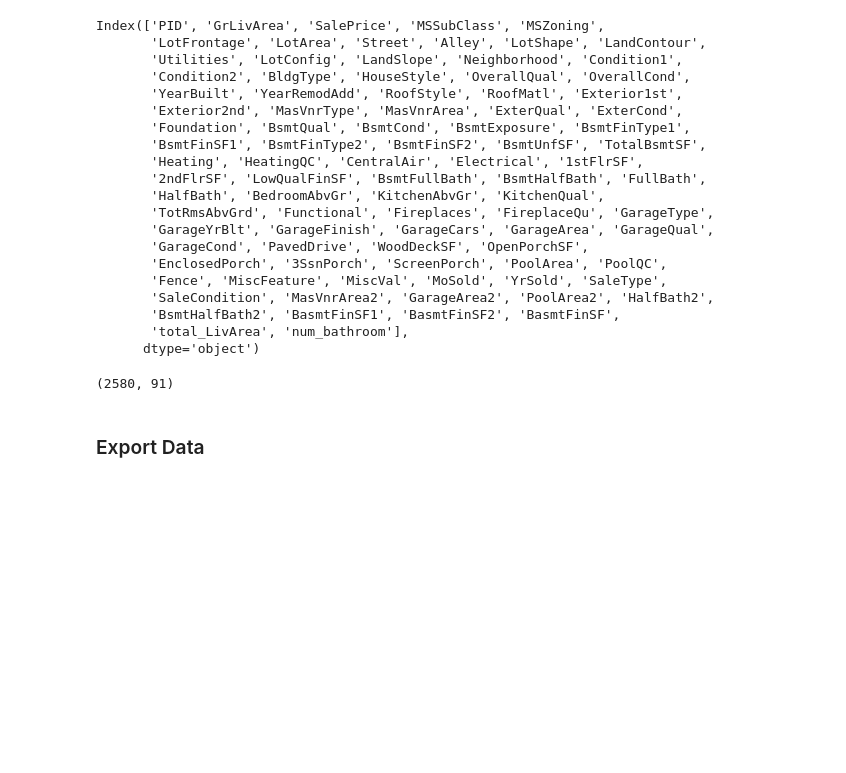
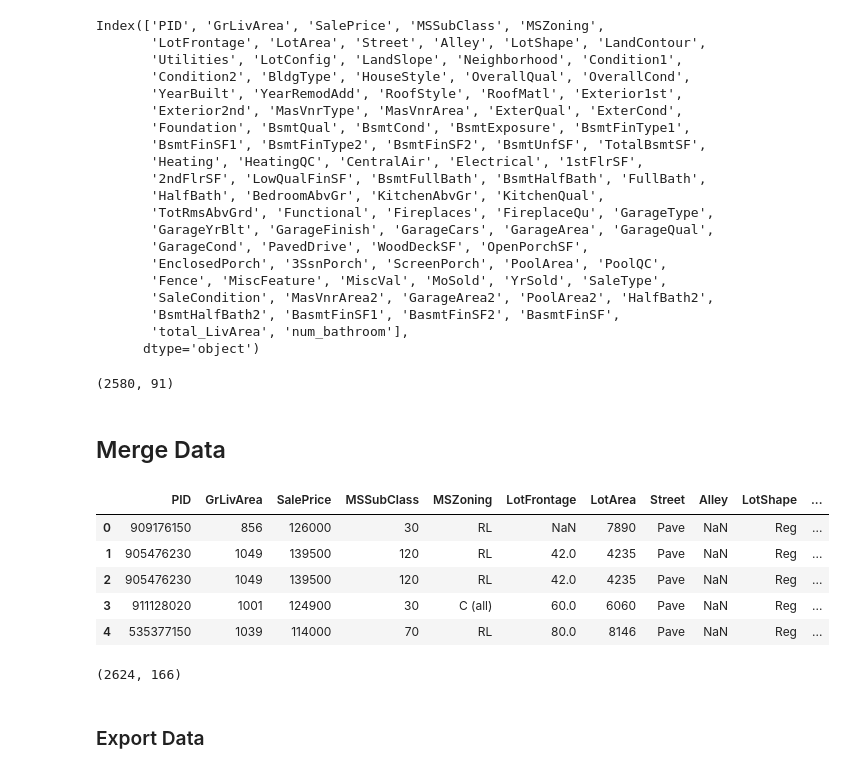
Before and after one commit to danieljinchoy/ames_housing_ml, a Jupyter notebook: Data_Preprocessing.ipynb, the cells around one changed output. Drawn from its saved outputs; the diff is of its cells as text; code cells hidden in the pictures; blank space fills up the shorter version.

```diff
--- a/Data_Preprocessing.ipynb
+++ b/Data_Preprocessing.ipynb
@@ -167,6 +167,28 @@ housing.shape
 # 91 columns (created 10 new columns)
 # %% [output]
 (2580, 91)
+# %% [markdown]
+## Merge Data
+# %%
+# Merge housing and real_estate dataframe
+ames_df = pd.merge(housing, real_estate, how = 'left', left_on = ['PID'], right_on = ['MapRefNo'], \
+                   suffixes=('', '_y'))
+ames_df.drop(ames_df.filter(regex = '_y$').columns.tolist(), axis = 1, inplace = True)
+# %%
+
+pd.set_option('display.max_columns', None)
+ames_df.head()
+# %% [output]
+|  | PID | GrLivArea | SalePrice | MSSubClass | MSZoning | LotFrontage | LotArea | Street | Alley | LotShape | ... |
+| 0 | 909176150 | 856 | 126000 | 30 | RL | NaN | 7890 | Pave | NaN | Reg | ... |
+| 1 | 905476230 | 1049 | 139500 | 120 | RL | 42.0 | 4235 | Pave | NaN | Reg | ... |
+| 2 | 905476230 | 1049 | 139500 | 120 | RL | 42.0 | 4235 | Pave | NaN | Reg | ... |
+| 3 | 911128020 | 1001 | 124900 | 30 | C (all) | 60.0 | 6060 | Pave | NaN | Reg | ... |
+| 4 | 535377150 | 1039 | 114000 | 70 | RL | 80.0 | 8146 | Pave | NaN | Reg | ... |
+# %%
+ames_df.shape
+# %% [output]
+(2624, 166)
 # %% [markdown]
 ### Export Data
 # %%
```
Also changed, not shown: parts of 6 cells of this notebook, 1 other file.
